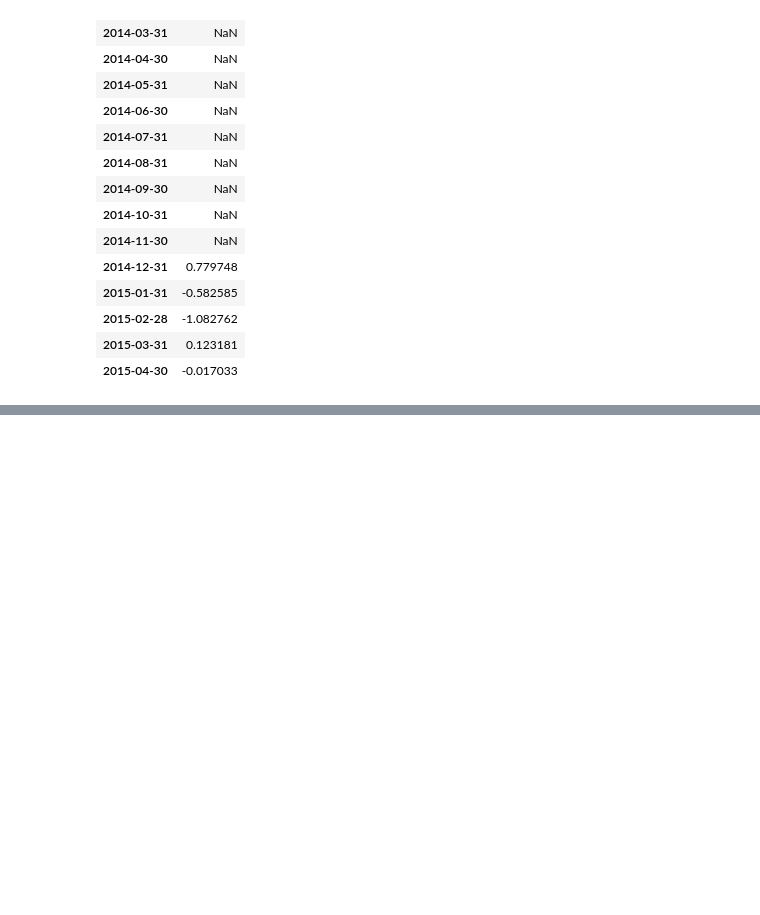
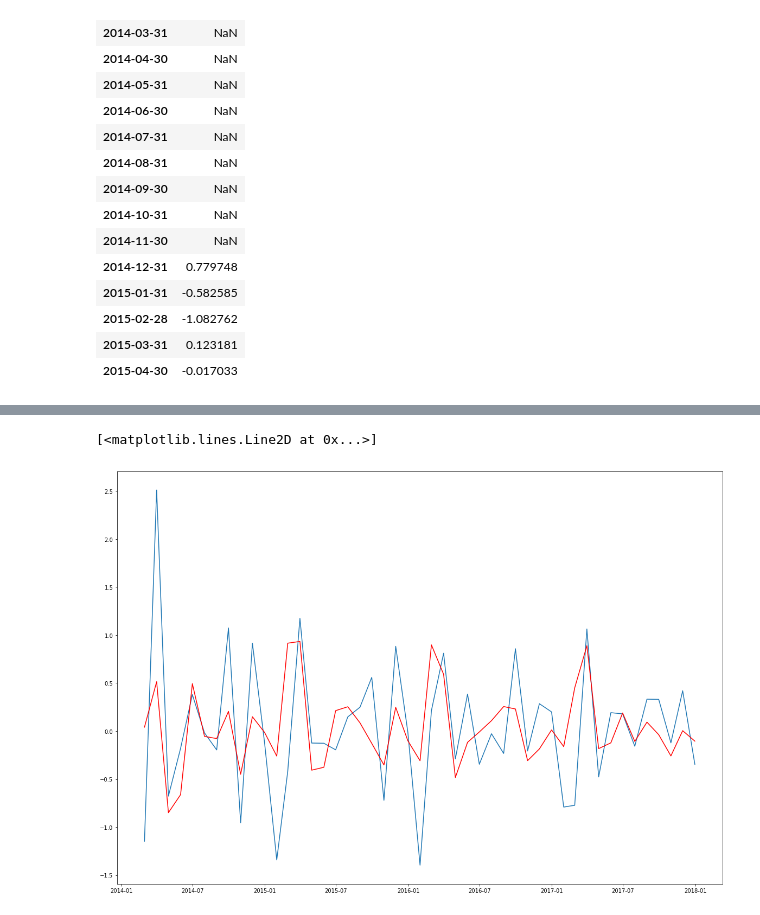
Before and after one commit to rantos9/Desafio4-superstore, a Jupyter notebook: desafio4.ipynb, the cells around one changed output, grey strips where cells are left out. Cells and saved outputs as stored; diff of their text form; code cells hidden in the pictures; blank space fills up the shorter version.

```diff
--- a/desafio4.ipynb
+++ b/desafio4.ipynb
@@ -222,0 +271,10 @@ plt.tight_layout()
+# %%
+# MODELO AR
+model = ARIMA(monthly_sales_log, order=(2, 1, 0))
+results_AR = model.fit(disp=-1)
+plt.figure(figsize=(20,14))
+plt.plot(monthly_sales_diff)
+plt.plot(results_AR.fittedvalues, color='red')
+# %% [output]
+[<matplotlib.lines.Line2D at 0x...>]
+[figure, added]
```
Also changed, not shown: parts of 23 cells of this notebook.
